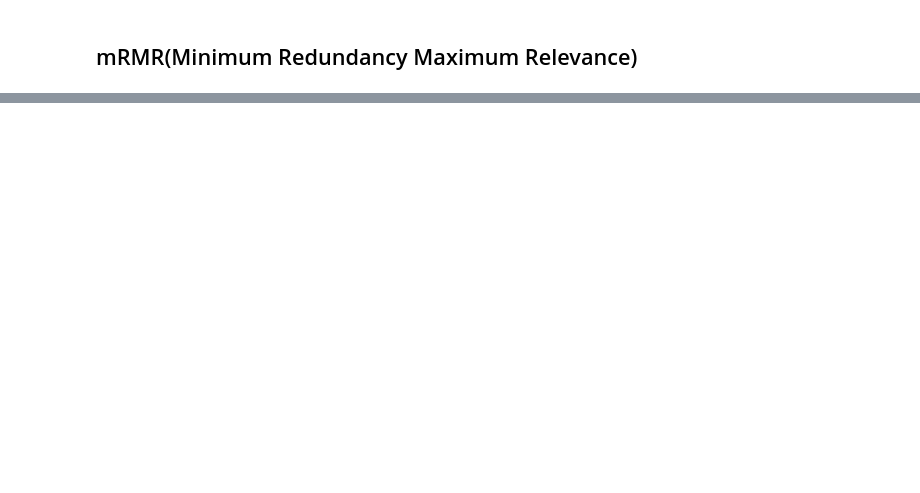
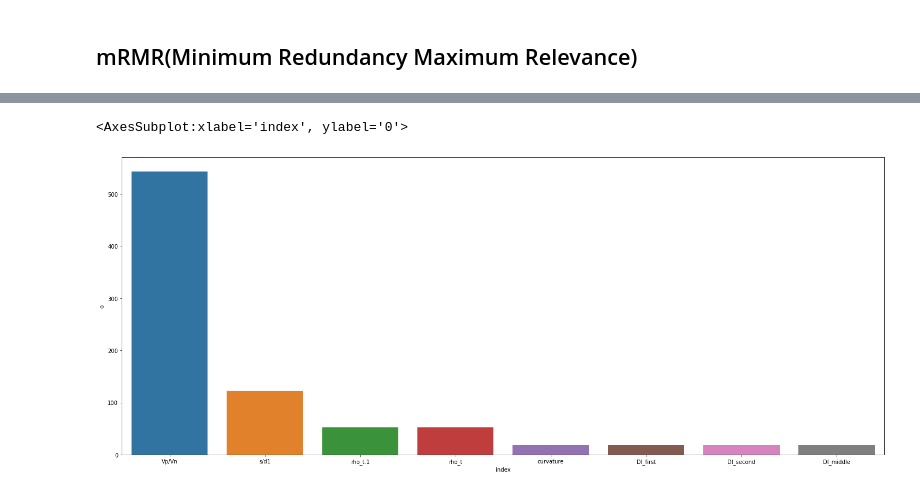
Before and after one commit to robert-min/study, a Jupyter notebook: hanyang_ml/rc_column_feature.ipynb, the cells around one changed output, grey strips where cells are left out. Drawn from its saved outputs; the diff is of its cells as text; code cells hidden in the pictures; blank space fills up the shorter version.

```diff
--- a/hanyang_ml/rc_column_feature.ipynb
+++ b/hanyang_ml/rc_column_feature.ipynb
@@ -184,2 +215,7 @@ plt.show()
 # %% [markdown]
 ## mRMR(Minimum Redundancy Maximum Relevance)
+# %%
+from mrmr import mrmr_classif
+
+selected_features = mrmr_classif(X=X, y=y, K=10, return_scores=True)
+selected_features
@@ -185,0 +240,8 @@ plt.show()
+# %%
+relevance_df = selected_features[1].reset_index().sort_values(by=0, ascending=False)
+
+plt.figure(figsize=(25, 10))
+sns.barplot(data=relevance_df.head(8), x="index", y=0)
+# %% [output]
+<AxesSubplot:xlabel='index', ylabel='0'>
+[figure, added]
```
Also changed, not shown: parts of 13 cells of this notebook.
